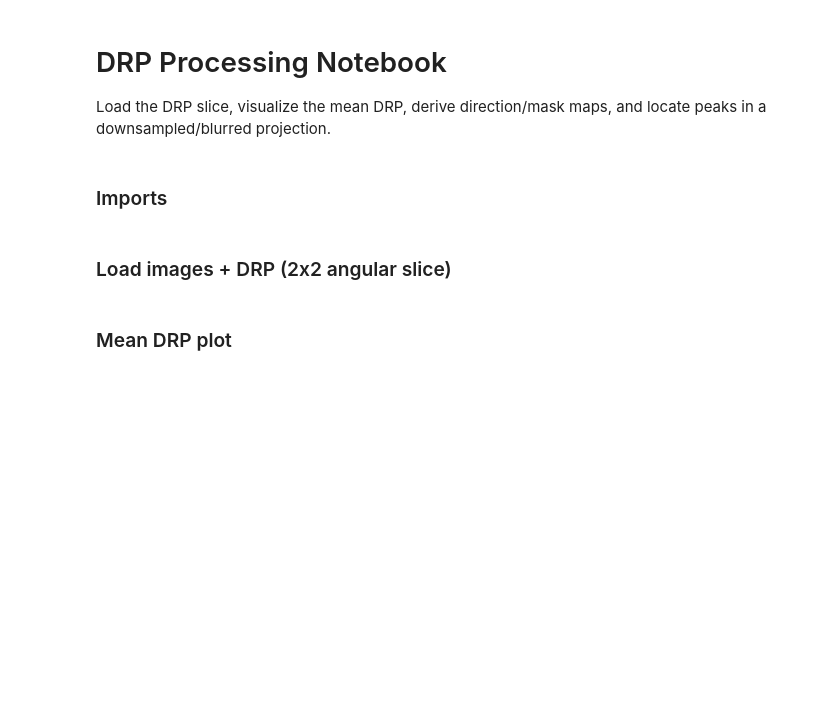
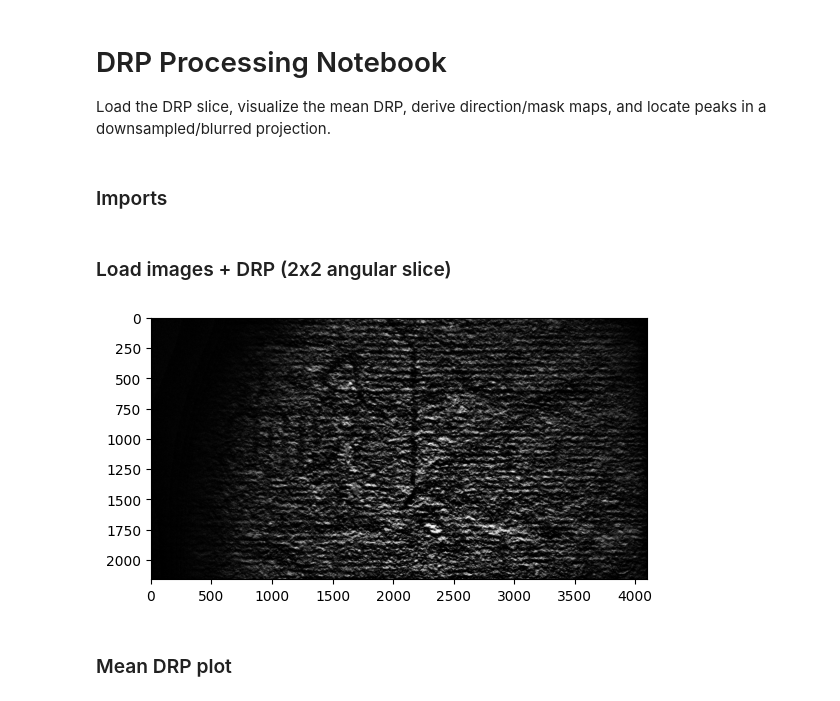
Before and after one commit to KaedeZzz/DRP-Processing, a Jupyter notebook: main.ipynb, the cells around one changed output. Saved outputs shown, nothing was run; the diff lists cells and outputs as text; code cells hidden in the pictures; blank space fills up the shorter version.

```diff
--- a/main.ipynb
+++ b/main.ipynb
@@ -16,6 +16,12 @@ from src.line_detection import hough_transform, find_hough_peaks
 ### Load images + DRP (2x2 angular slice)
 # %%
 images = ImagePack(angle_slice=(1, 1), data_root="data", config_path="exp_param.yaml")
+# %%
+index = 450
+plt.imshow(images.images[index], cmap='gray')
+plt.show()
+# %% [output]
+[figure, added]
 # %% [markdown]
 ### Mean DRP plot
 # %%
```
Also changed, not shown: parts of 6 cells of this notebook, 1 other file.
